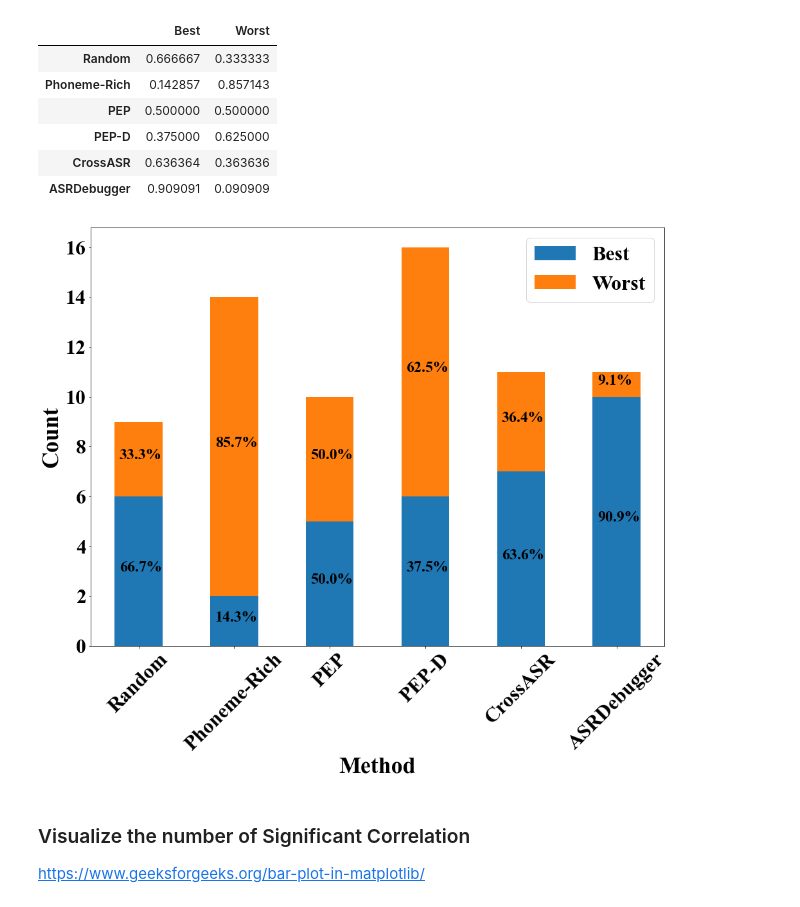
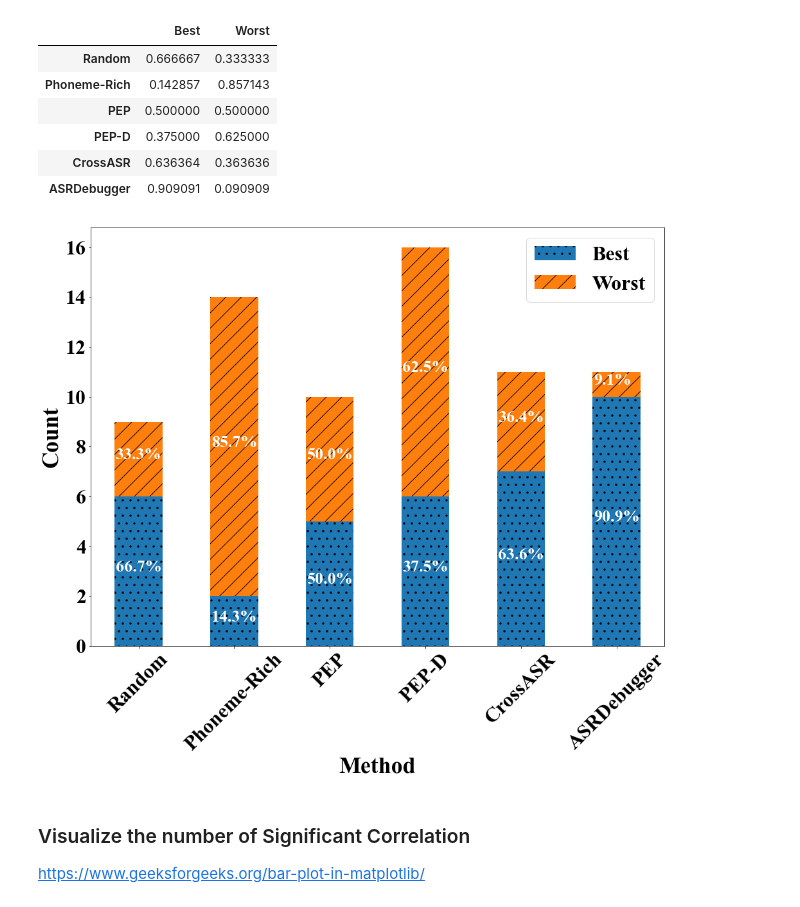
Before and after one commit to yangzhou6666/ASRProphet, a Jupyter notebook: visualization.ipynb, the cells around one changed output. Cells and saved outputs as stored; diff of their text form; code cells hidden in the pictures.

Commit message:
doc(Figure 5): add pattern to the bar chart

```diff
--- a/visualization.ipynb
+++ b/visualization.ipynb
@@ -54,36 +54,45 @@ df_prop
 | CrossASR | 0.636364 | 0.363636 |
 | ASRDebugger | 0.909091 | 0.090909 |
 # %%
+ax = plt.figure(figsize=(16, 12)).add_subplot(111)
+
 df.plot(
+    ax=ax,
     kind='bar',
     stacked=True,
     colormap=None,
     figsize=(16, 12)
 )
 plt.xlabel("Method", size=36, fontweight='bold')
 plt.ylabel("Count", size=36, fontweight='bold')
 
 plt.xticks(fontsize=32, fontweight='bold', rotation=45)
 plt.yticks(fontsize=32, fontweight='bold')
 
+bars = ax.patches
+hatches = ''.join(h*len(df) for h in './*.x/O')
+
+for bar, hatch in zip(bars, hatches):
+    bar.set_hatch(hatch)
+
 plt.legend(prop={'size': 32,'weight': 'bold'})
 
 for n, x in enumerate([*df.index.values]):
     for proportion, y_loc in zip(df_prop.loc[x], df_prop.loc[x].cumsum()):
 
-        plt.text(x=n-0.2,
+        plt.text(x=n-0.24,
                  y=((y_loc - proportion) + (proportion / 2)) * df.loc[x].sum(),
                  s=f'{np.round(proportion * 100, 1)}%',
-                 color="black",
-                 fontsize=24,
+                 color="white",
+                 fontsize=26,
                  fontweight="bold")
 
 # plt.grid(b=True, axis='both', linewidth=0.8)
 
 filename = "result/plot/best_worst_distribution.pdf"
 plt.savefig(filename, bbox_inches='tight')
 # %% [output]
-[figure, old version]
+[figure, new version]
 # %% [markdown]
 ### Visualize the number of Significant Correlation
 
```
